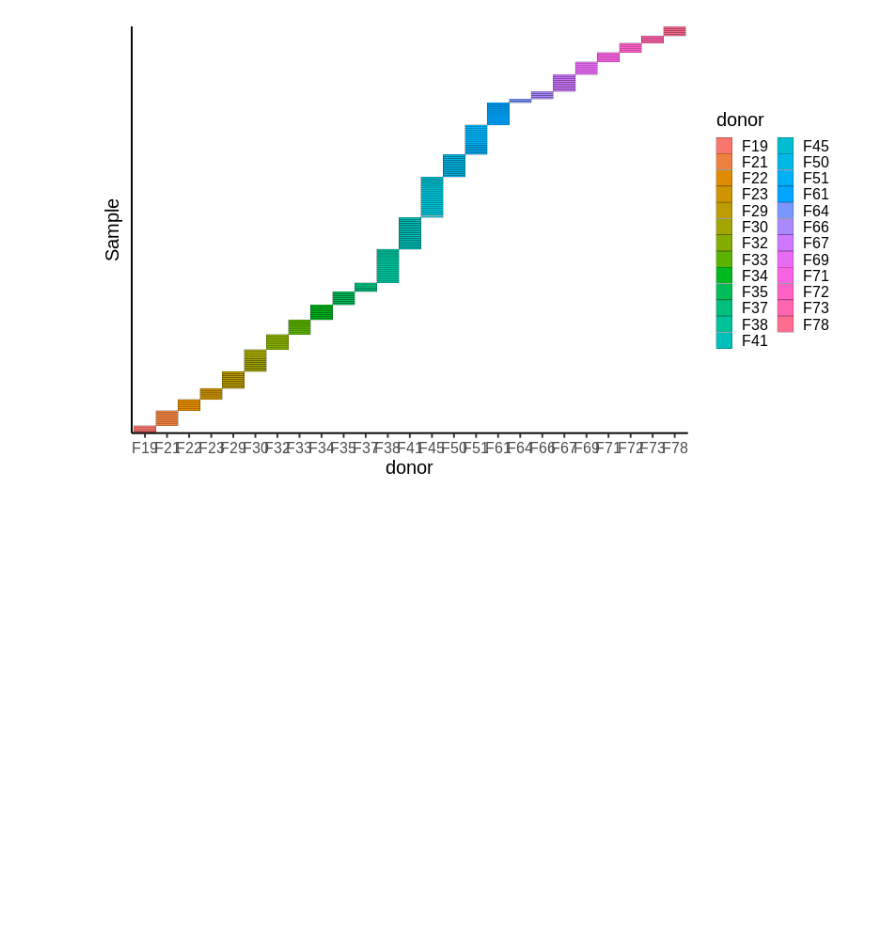
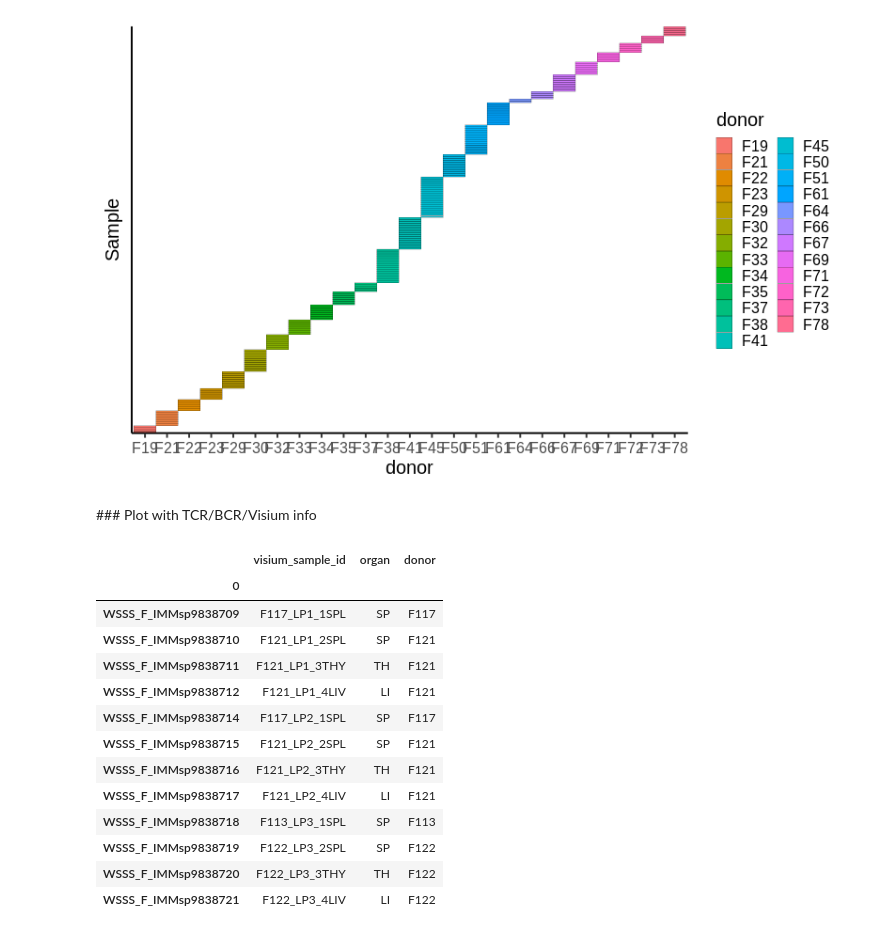
Before and after one commit to Teichlab/Pan_fetal_immune, a Jupyter notebook: src/1_PFI_merging/20210428_datasetPlots.ipynb, the cells around one changed output. Cells and saved outputs as stored; diff of their text form; code cells hidden in the pictures; blank space fills up the shorter version.

```diff
--- a/src/1_PFI_merging/20210428_datasetPlots.ipynb
+++ b/src/1_PFI_merging/20210428_datasetPlots.ipynb
@@ -314,3 +314,5 @@ theme_classic(base_size=20) +
 theme(axis.text.y=element_blank(), axis.ticks.y=element_blank())
 # %% [output]
 [figure]
+# %% [markdown]
+### Plot with TCR/BCR/Visium info
@@ -316,0 +324,21 @@ theme(axis.text.y=element_blank(), axis.ticks.y=element_blank())
+# %%
+## Load metadata on Visium
+visium_meta = pd.read_csv("/home/jovyan/mount/gdrive/Pan_fetal/meta_share/p_fetal_visium_lp1_lp2_lp3.csv", index_col=0, header=None)
+visium_meta.columns = ['visium_sample_id', "organ", "donor"]
+visium_meta.organ = [x[:2] for x in visium_meta.organ]
+visium_meta
+# %% [output]
+|  | visium_sample_id | organ | donor |
+| 0 |  |  |  |
+| WSSS_F_IMMsp9838709 | F117_LP1_1SPL | SP | F117 |
+| WSSS_F_IMMsp9838710 | F121_LP1_2SPL | SP | F121 |
+| WSSS_F_IMMsp9838711 | F121_LP1_3THY | TH | F121 |
+| WSSS_F_IMMsp9838712 | F121_LP1_4LIV | LI | F121 |
+| WSSS_F_IMMsp9838714 | F117_LP2_1SPL | SP | F117 |
+| WSSS_F_IMMsp9838715 | F121_LP2_2SPL | SP | F121 |
+| WSSS_F_IMMsp9838716 | F121_LP2_3THY | TH | F121 |
+| WSSS_F_IMMsp9838717 | F121_LP2_4LIV | LI | F121 |
+| WSSS_F_IMMsp9838718 | F113_LP3_1SPL | SP | F113 |
+| WSSS_F_IMMsp9838719 | F122_LP3_2SPL | SP | F122 |
+| WSSS_F_IMMsp9838720 | F122_LP3_3THY | TH | F122 |
+| WSSS_F_IMMsp9838721 | F122_LP3_4LIV | LI | F122 |
```
Also changed, not shown: parts of 7 cells of this notebook, 11 other files.
